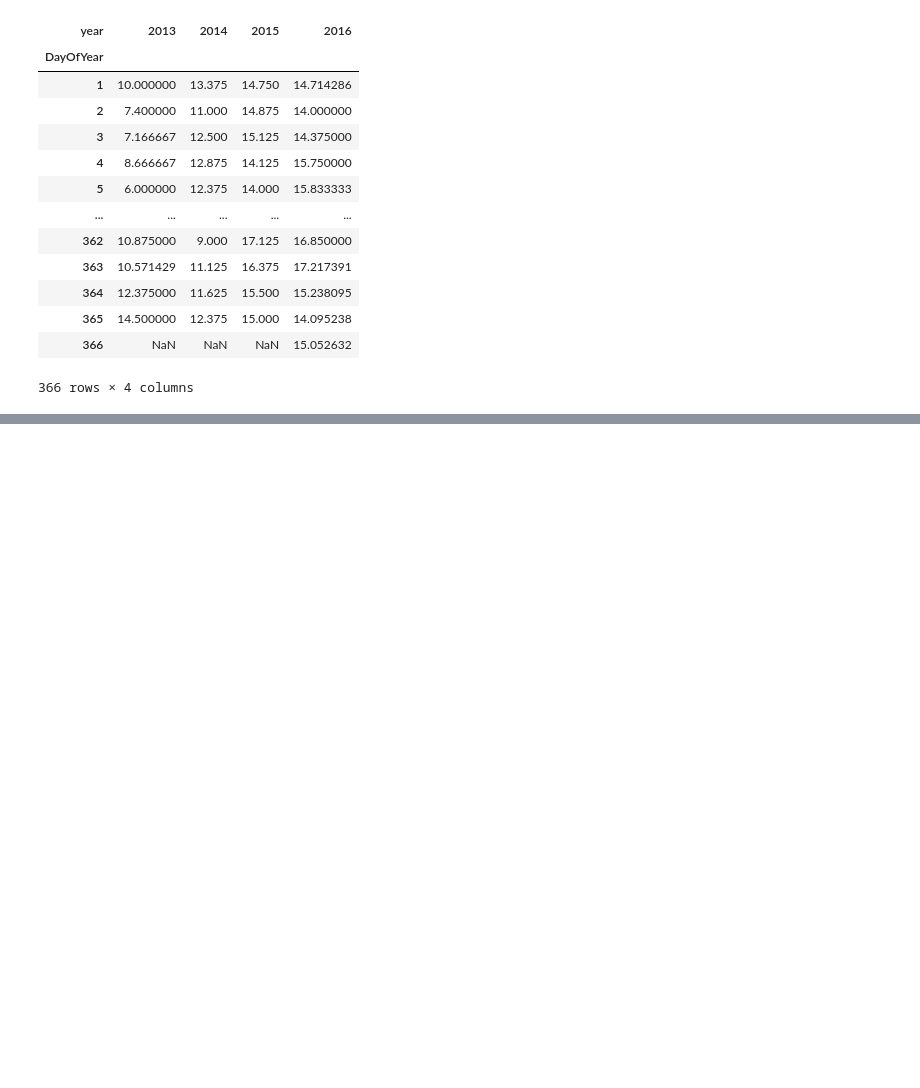
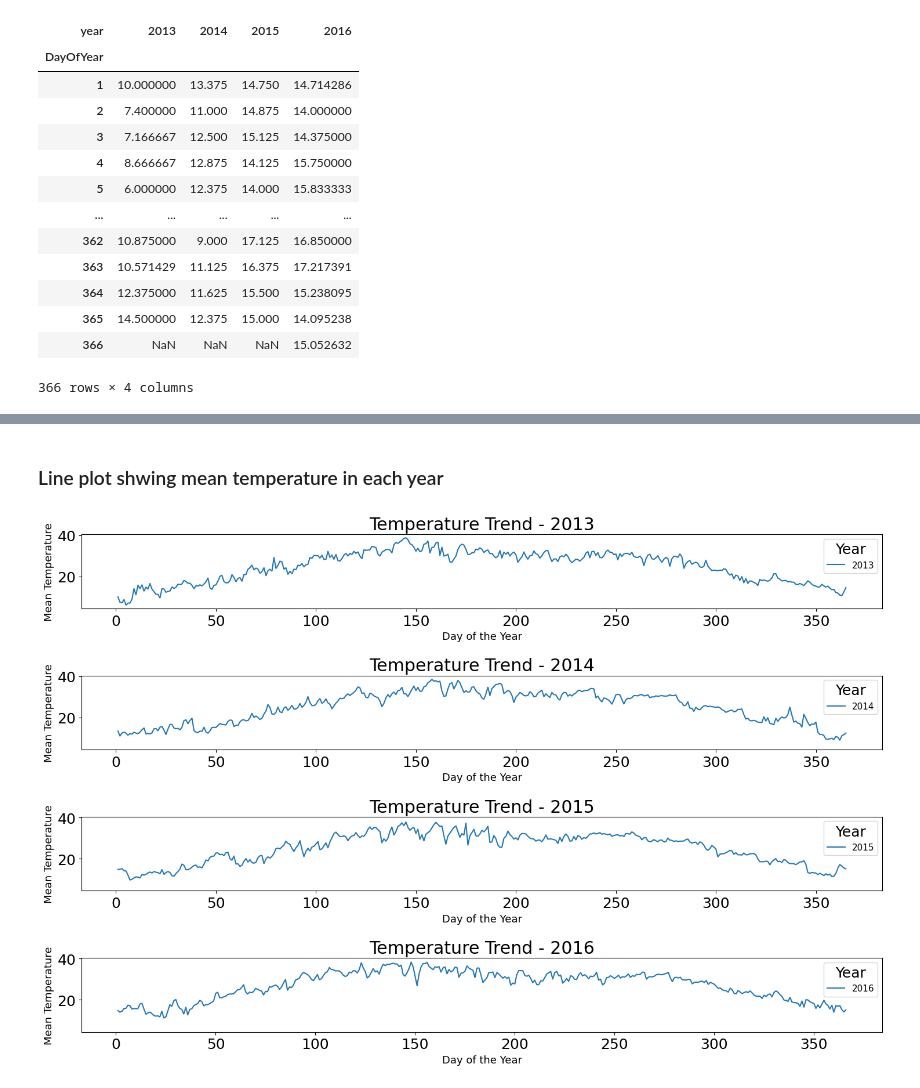
Before and after one commit to nwudochika/CMSC6950_Project, a Jupyter notebook: CMSC6950_Project.ipynb, the cells around one changed output, grey strips where cells are left out. Drawn from its saved outputs; the diff is of its cells as text; code cells hidden in the pictures; blank space fills up the shorter version.

```diff
--- a/CMSC6950_Project.ipynb
+++ b/CMSC6950_Project.ipynb
@@ -360,0 +378,21 @@ pivoted_df
+# %% [markdown]
+### Line plot shwing mean temperature in each year
+# %%
+# Number of years
+num_years = len(pivoted_temp.columns)
+
+# Set up subplots
+fig, ax = plt.subplots(nrows=4, ncols=1, sharey=True)
+
+# Iterate through years and plot in separate subplots
+for i, year in enumerate(pivoted_temp.columns):
+    ax[i].plot(pivoted_temp.index, pivoted_temp[year], label=str(year))
+    ax[i].set_title(f'Temperature Trend - {year}')
+    ax[i].set_xlabel('Day of the Year', fontsize=13)
+    ax[i].set_ylabel('Mean Temperature', fontsize=13)
+    ax[i].legend(title='Year', loc='upper right', fontsize=11)
+
+plt.tight_layout()
+plt.show()
+# %% [output]
+[figure, added]
```
Also changed, not shown: parts of 5 cells of this notebook.
